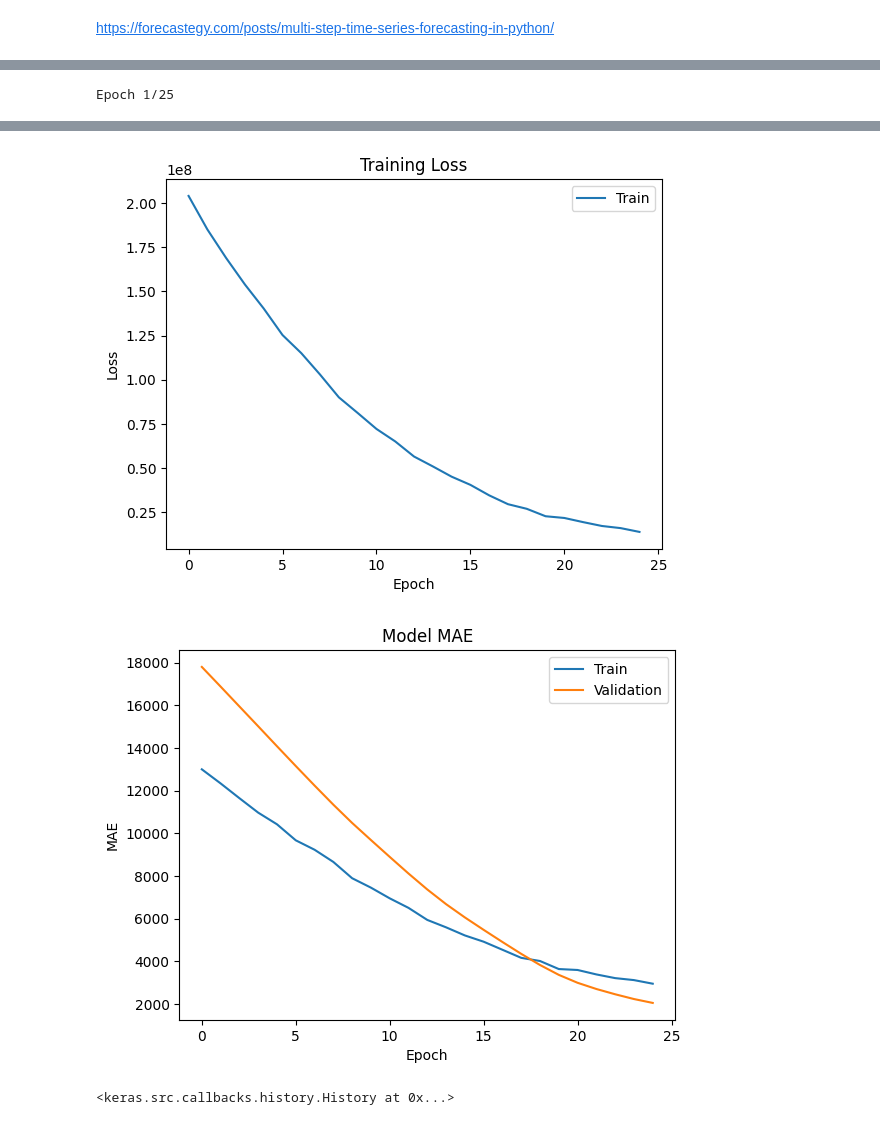
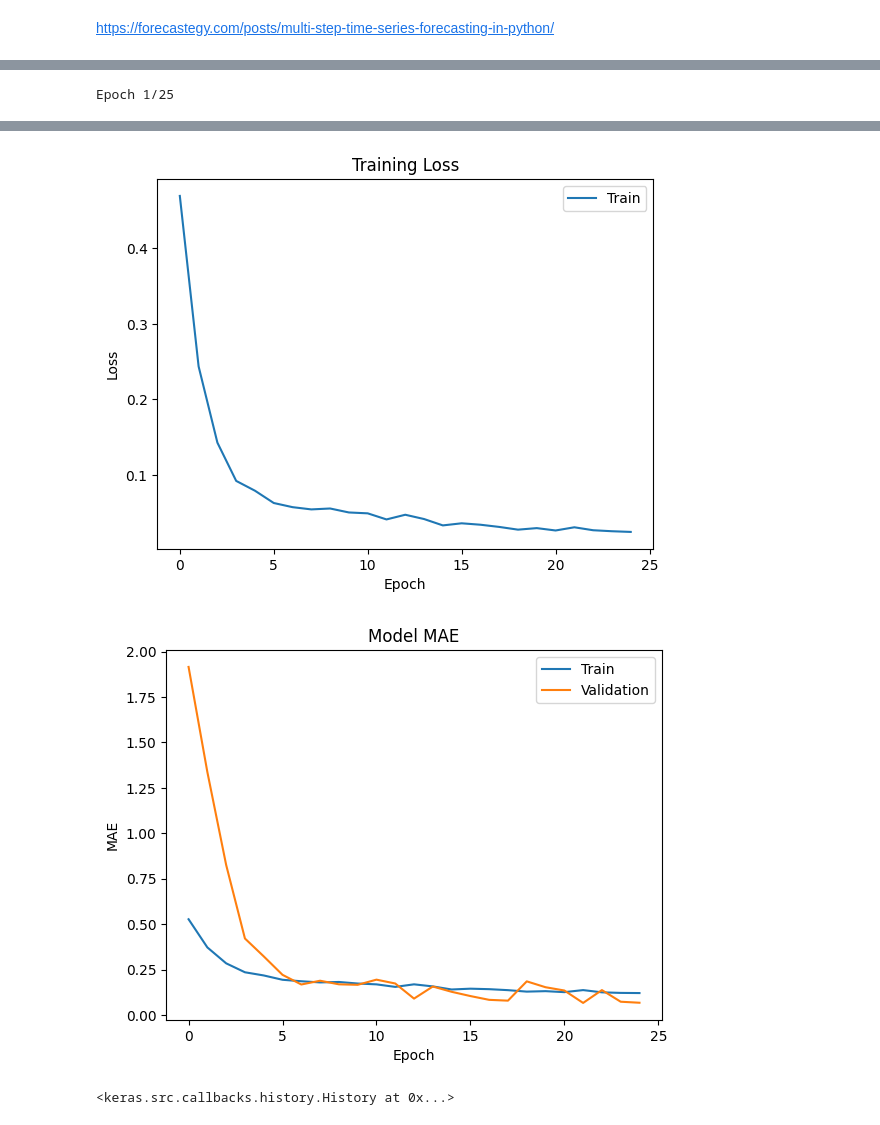
Before and after one commit to porchportal/stock-market-prediction-by--multi-Task-learning, a Jupyter notebook: VScodeML@2/speedPaper/testing02.ipynb, the cells around one changed output, grey strips where cells are left out. Drawn from its saved outputs; the diff is of its cells as text; code cells hidden in the pictures.

```diff
--- a/VScodeML@2/speedPaper/testing02.ipynb
+++ b/VScodeML@2/speedPaper/testing02.ipynb
@@ -153,6 +154,36 @@ def build_transformer(head_size, num_heads, ff_dim, num_trans_blocks, mlp_units,
         x = layers.Dropout(mlp_dropout)(x)
     outputs = layers.Dense(n_outputs)(x)
     outputs = layers.Reshape((n_timesteps, n_features))(outputs)
+    return tf.keras.Model(inputs, outputs)
+
+
+def build_custom_transformer(head_size, num_heads, ff_dim, num_trans_blocks, mlp_units, dropout=0.2, mlp_dropout=0.2, attention_axes=None, epsilon=1e-6, kernel_size=1):
+    n_timesteps, n_features, n_outputs = 5, 1, 1  # Adjust based on your data
+    inputs = tf.keras.Input(shape=(n_timesteps, n_features))
+
+    # Split inputs for each feature
+    inputs_split = [inputs[:, :, i:i+1] for i in range(n_features)]
+
+    # Create separate transformer encoders for each feature
+    encoded_features = []
+    for input_feature in inputs_split:
+        x = input_feature
+        for _ in range(num_trans_blocks):
+            x = transformer_encoder(x, head_size=head_size, num_heads=num_heads, ff_dim=ff_dim,
+                                    dropout=dropout, attention_axes=attention_axes, kernel_size=kernel_size, epsilon=epsilon)
+        encoded_features.append(x)
+
+    # Concatenate the encoded features
+    concatenated = layers.Concatenate(axis=-1)(encoded_features)
+    x = layers.GlobalAveragePooling1D(
+        data_format="channels_first")(concatenated)
+
+    # Fully connected layers
+    for dim in mlp_units:
+        x = layers.Dense(dim, activation="relu")(x)
+        x = layers.Dropout(mlp_dropout)(x)
+    outputs = layers.Dense(n_outputs)(x)
+
     return tf.keras.Model(inputs, outputs)
 
 
@@ -345,7 +458,7 @@ def calculate_DEMA(data, period=10):
     return dema
 
 
-ticker = 'NDX'
+ticker = '^GSPC'
 dataset = yf.download(ticker, start='1990-01-01',
                       end=datetime.now().strftime('%Y-%m-%d'), interval='1d')
 dataset = dataset[['Close']]
@@ -380,12 +493,13 @@ Date
 # %%
+scaler_type = StandardScaler()
 # Prepare the ETL instance
 data = ETL(
     datainput=dataset_input,
     test_size=0.1,
     n_input=5,  # Look-back period
     timestep=10,  # Number of past days to use for each prediction
-    normalize_bool=False,
-    scaler=StandardScaler()
+    normalize_bool=True,
+    scaler=scaler_type
 )
 
 X_train, y_train = data.X_train, data.y_train
@@ -415,6 +634,6 @@ y_test shape: (10, 5, 3)
 # %%
 model = build_transformer(head_size=16, num_heads=4,
-                          ff_dim=128, num_trans_blocks=6,
+                          ff_dim=128, num_trans_blocks=12,
                           mlp_units=[64],
                           dropout=0.2, mlp_dropout=0.2)
 fit_transformer(model, X_train, y_train, X_val, y_val, display_loss=True)
@@ -441,5 +660,5 @@ Epoch 25/25
-[figure, old version]
+[figure, new version]
-[figure, old version]
+[figure, new version]
 <keras.src.callbacks.history.History at 0x...>
 # %%
 # scaler = StandardScaler()
```
Also changed, not shown: parts of 13 cells of this notebook.
